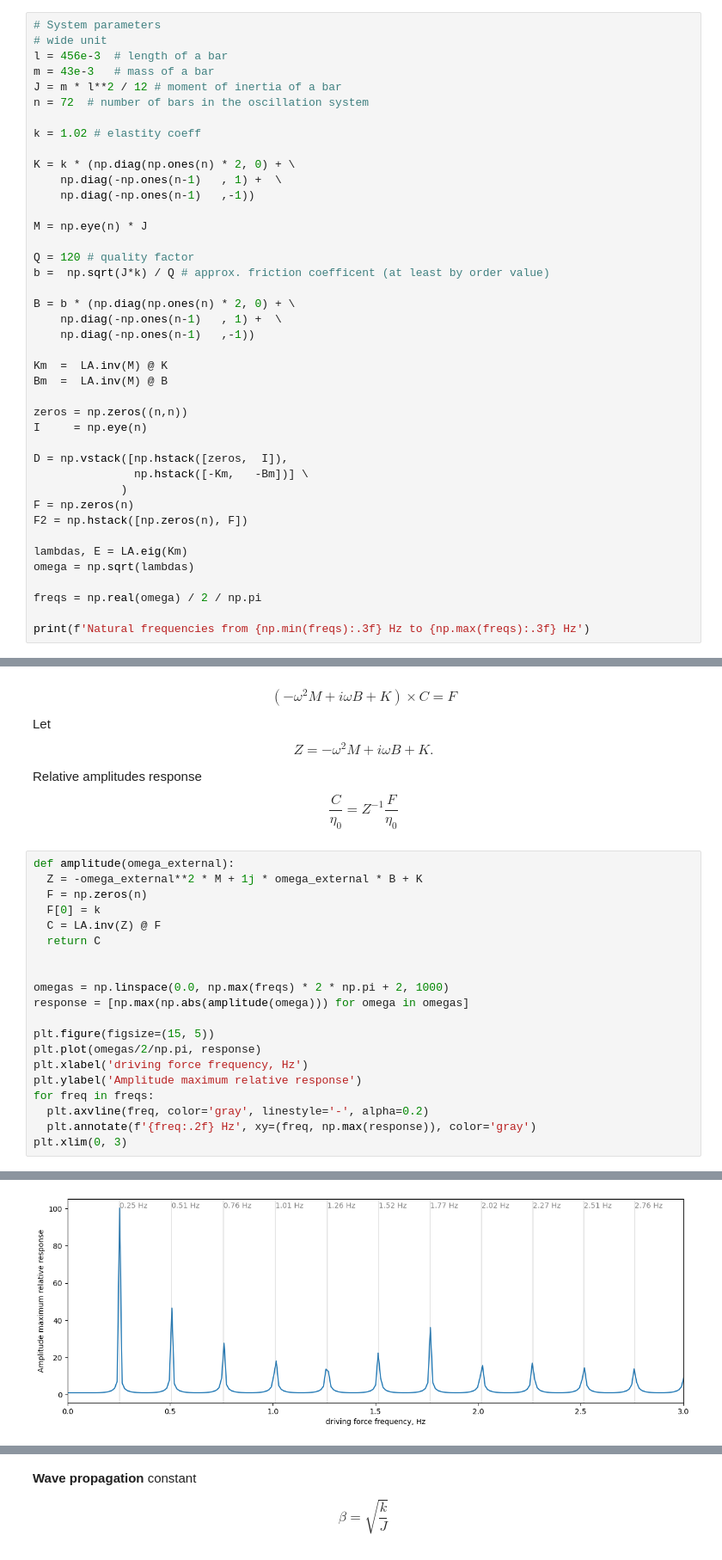
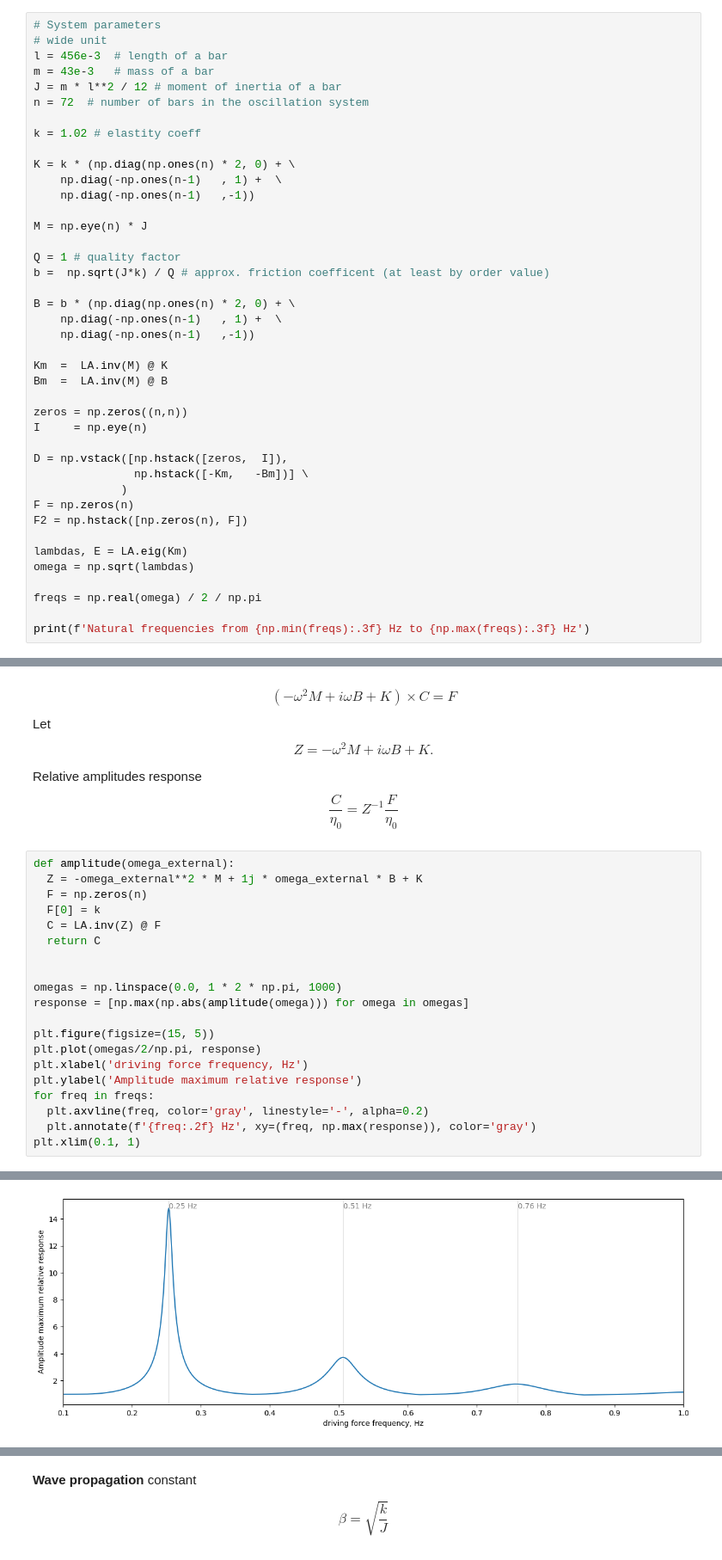
Before and after one commit to evgeny-kolonsky/Lab3_MW, a Jupyter notebook: Lab3_MW.ipynb, the cells around one changed output, grey strips where cells are left out. Shown at 86% size. Cells and saved outputs as stored; diff of their text form.

```diff
--- a/Lab3_MW.ipynb
+++ b/Lab3_MW.ipynb
@@ -83,7 +83,7 @@ K = k * (np.diag(np.ones(n) * 2, 0) + \
 
 M = np.eye(n) * J
 
-Q = 120 # quality factor
+Q = 1 # quality factor
 b =  np.sqrt(J*k) / Q # approx. friction coefficent (at least by order value)
 
 B = b * (np.diag(np.ones(n) * 2, 0) + \
@@ -168,7 +168,7 @@ def amplitude(omega_external):
   return C
 
 
-omegas = np.linspace(0.0, np.max(freqs) * 2 * np.pi + 2, 1000)
+omegas = np.linspace(0.0, 1 * 2 * np.pi, 1000)
 response = [np.max(np.abs(amplitude(omega))) for omega in omegas]
 
 plt.figure(figsize=(15, 5))
@@ -178,5 +178,5 @@ plt.ylabel('Amplitude maximum relative response')
 for freq in freqs:
   plt.axvline(freq, color='gray', linestyle='-', alpha=0.2)
   plt.annotate(f'{freq:.2f} Hz', xy=(freq, np.max(response)), color='gray')
-plt.xlim(0, 3)
+plt.xlim(0.1, 1)
 # %% [output]
@@ -184 +184 @@ plt.xlim(0, 3)
-[figure, old version]
+[figure, new version]
```
Also changed, not shown: parts of 4 cells of this notebook.
